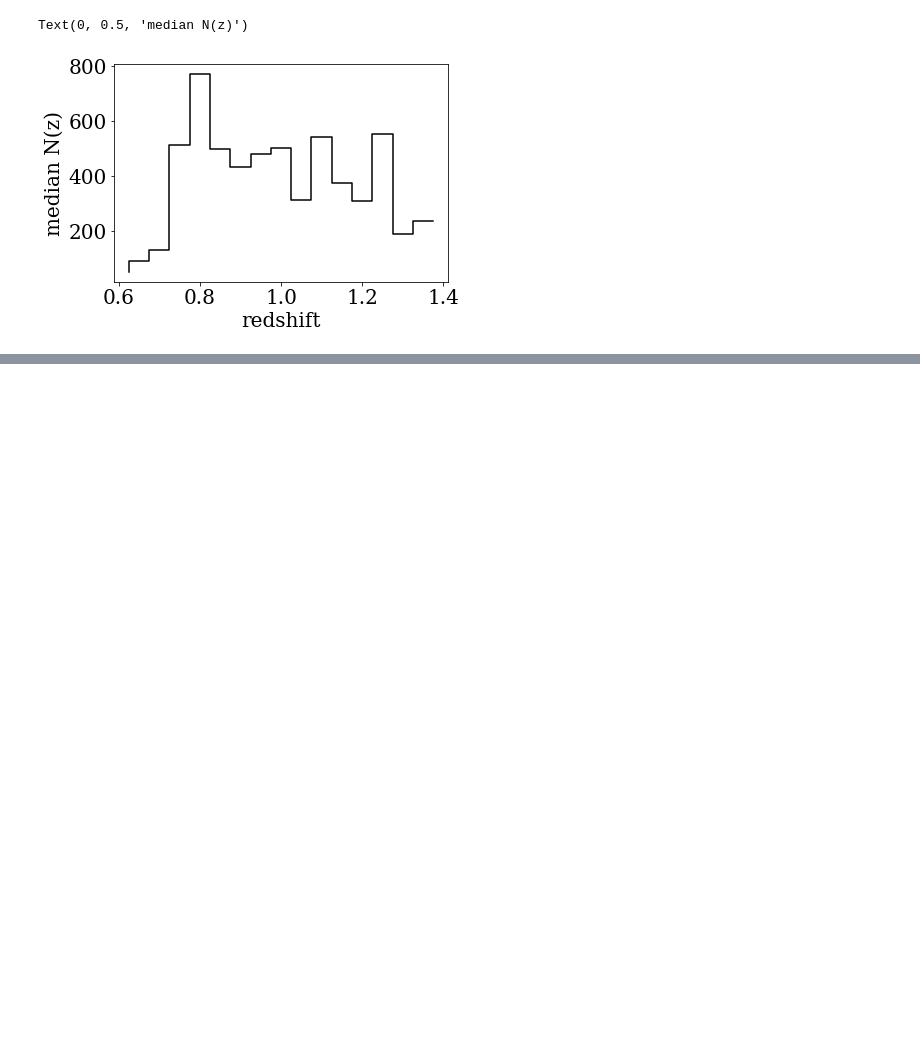
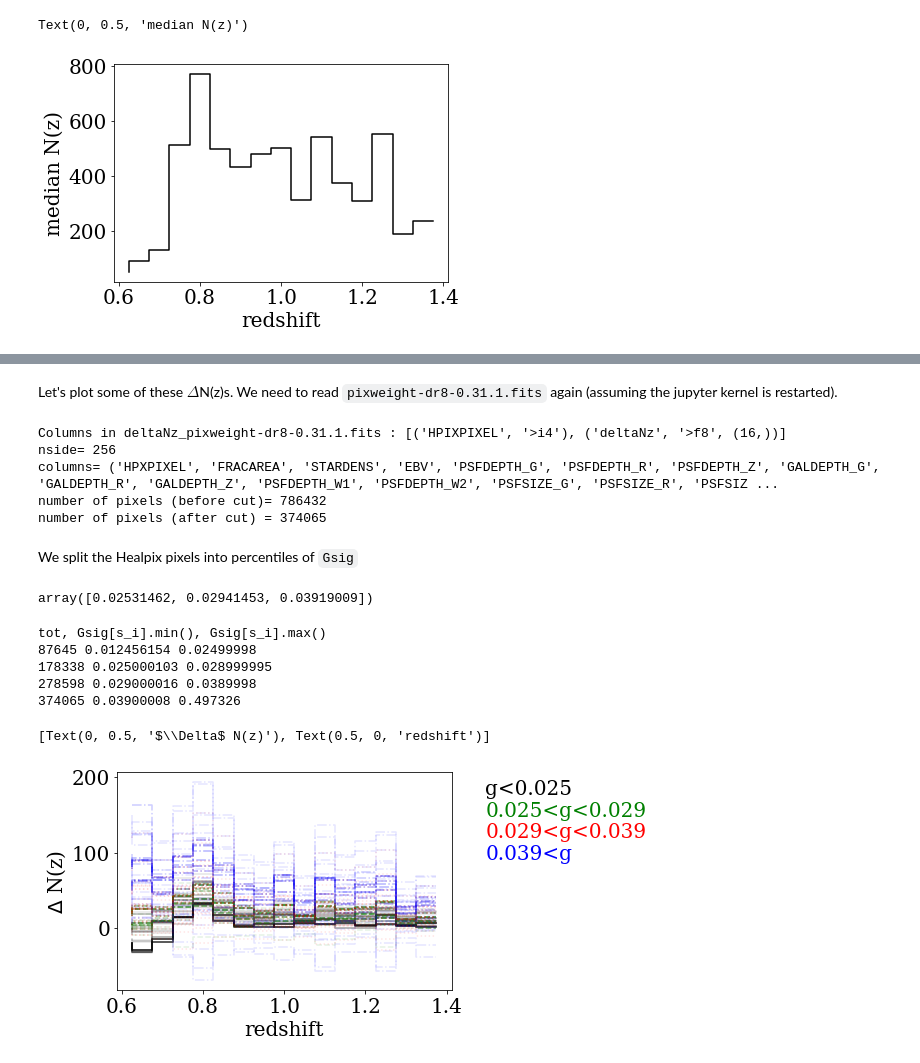
Before and after one commit to mehdirezaie/LSS, a Jupyter notebook: Sandbox/nzDECALS.ipynb, the cells around one changed output, grey strips where cells are left out. Cells and saved outputs as stored; diff of their text form; code cells hidden in the pictures; blank space fills up the shorter version.

Commit message:
add a visualization of DeltaN(z)

```diff
--- a/Sandbox/nzDECALS.ipynb
+++ b/Sandbox/nzDECALS.ipynb
@@ -330,0 +335,74 @@ fitsio.write('deltaNz_pixweight-dr8-0.31.1.fits', output, clobber=True)
+# %% [markdown]
+Let's plot some of these $\Delta$N(z)s. We need to read `pixweight-dr8-0.31.1.fits` again (assuming the jupyter kernel is restarted).
+# %%
+filename = 'deltaNz_pixweight-dr8-0.31.1.fits'
+DeltaNz  = fitsio.read(filename)
+print('Columns in {} : {}'.format(filename, DeltaNz.dtype))
+
+# read in DR8 properties map
+#pixfn      = '/project/projectdirs/desi/target/catalogs/dr8/0.31.1/pixweight/pixweight-dr8-0.31.1.fits'
+pixfn      = '/home/mehdi/data/pixweight-dr8-0.31.1.fits' # Mehdi's local pc
+pix,header = fitsio.read(pixfn,header=True)
+HPXNSIDE   = header["HPXNSIDE"]
+ii = np.where((pix["GALDEPTH_G"]>0)&(pix["GALDEPTH_R"]>0)&(pix["GALDEPTH_Z"]>0)&(pix["FRACAREA"]>0.01))[0]
+npix=ii.size
+
+print('nside=', HPXNSIDE)
+print('columns=', pix.dtype.names)
+print('number of pixels (before cut)=', pix.size)
+print('number of pixels (after cut) =', npix)
+pix = pix[ii]
+
+depth_keyword="PSFDEPTH"
+
+R_G=3.214 # http://legacysurvey.org/dr8/catalogs/#galactic-extinction-coefficients
+gsigma=1./np.sqrt(pix[depth_keyword+"_G"])
+Gsig = gsigma*10**(0.4*R_G*pix["EBV"])
+# %% [output]
+Columns in deltaNz_pixweight-dr8-0.31.1.fits : [('HPIXPIXEL', '>i4'), ('deltaNz', '>f8', (16,))]
+nside= 256
+columns= ('HPXPIXEL', 'FRACAREA', 'STARDENS', 'EBV', 'PSFDEPTH_G', 'PSFDEPTH_R', 'PSFDEPTH_Z', 'GALDEPTH_G', 'GALDEPTH_R', 'GALDEPTH_Z', 'PSFDEPTH_W1', 'PSFDEPTH_W2', 'PSFSIZE_G', 'PSFSIZE_R', 'PSFSIZ ...
+number of pixels (before cut)= 786432
+number of pixels (after cut) = 374065
+# %% [markdown]
+We split the Healpix pixels into percentiles of `Gsig`
+# %%
+np.percentile(Gsig, [25., 50., 75.])
+# %% [output]
+array([0.02531462, 0.02941453, 0.03919009])
+# %%
+sample1 = Gsig < 0.025
+sample2 = (~sample1) & (Gsig < 0.029)
+sample3 = (~sample1) & (~sample2) & (Gsig < 0.039)
+sample4 = (~sample1) & (~sample2) & (~sample3)
+
+tot = 0
+print('tot, Gsig[s_i].min(), Gsig[s_i].max()')
+for s_i in [sample1, sample2, sample3, sample4]:
+    tot += s_i.sum()
+    print(tot, Gsig[s_i].min(), Gsig[s_i].max())
+# %% [output]
+tot, Gsig[s_i].min(), Gsig[s_i].max()
+87645 0.012456154 0.02499998
+178338 0.025000103 0.028999995
+278598 0.029000016 0.0389998
+374065 0.03900008 0.497326
+# %%
+fig, ax = plt.subplots()
+c = ['k', 'g', 'r', 'b']
+l = ['g<0.025', '0.025<g<0.029',
+     '0.029<g<0.039', '0.039<g']
+ls = ['-', '--', ':', '-.']
+for i,s_i in enumerate([sample1, sample2, sample3, sample4]):
+    hpix     = np.argwhere(s_i).flatten()                     # pixel indices of each sample
+    hpix_i   = np.random.choice(hpix, size=50, replace=False) # 50 samples of the pixels
+    DeltaN_i = DeltaNz['deltaNz'][hpix_i, :]
+    for j in range(DeltaN_i.shape[0]):
+        if j==DeltaN_i.shape[0]-1:
+            ax.text(1.1, 0.9-0.1*i, l[i], color=c[i], transform=ax.transAxes)
+        ax.step(z_bin_mid, DeltaN_i[j,:], alpha=0.1, color=c[i],
+               linestyle=ls[i])
+ax.set(ylabel=r'$\Delta$ N(z)', xlabel='redshift')
+# %% [output]
+[Text(0, 0.5, '$\\Delta$ N(z)'), Text(0.5, 0, 'redshift')]
+[figure, added]
```
Also changed, not shown: parts of 20 cells of this notebook.
